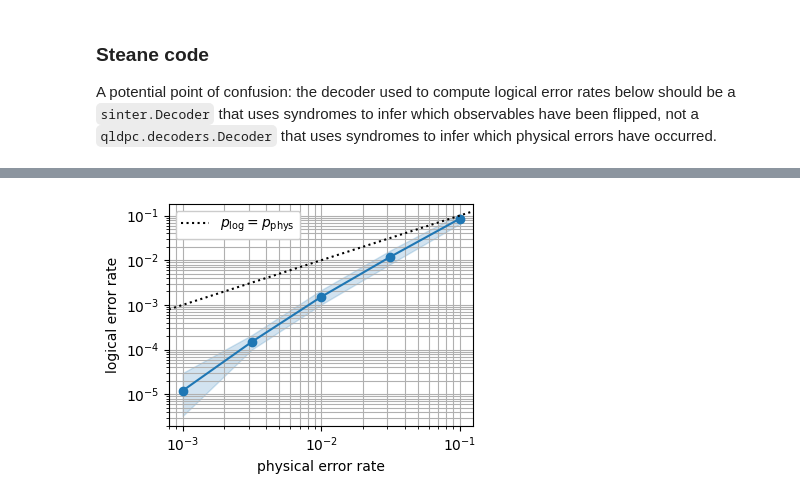
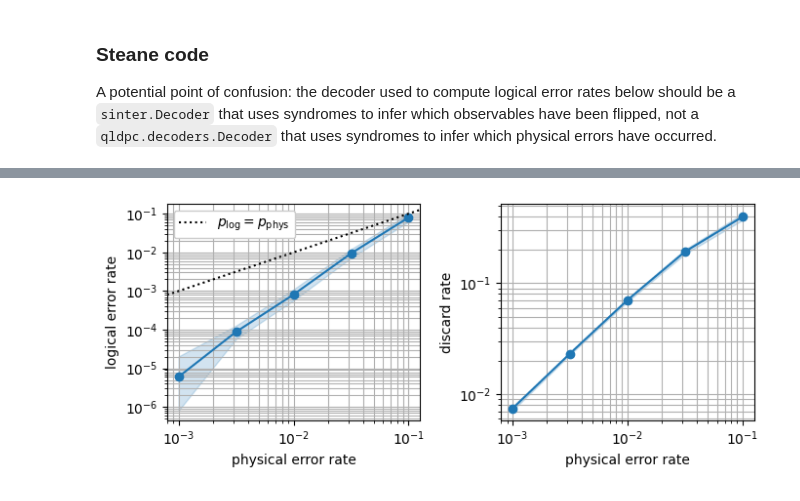
Before and after one commit to qLDPCOrg/qLDPC, a Jupyter notebook: examples/logical_error_rates/5_state_preparation.ipynb, the cells around one changed output, grey strips where cells are left out. Cells and saved outputs as stored; diff of their text form; code cells hidden in the pictures.

```diff
--- a/examples/logical_error_rates/5_state_preparation.ipynb
+++ b/examples/logical_error_rates/5_state_preparation.ipynb
@@ -117,31 +118,37 @@ In the example above, the logical error rate always exceeded the physical error
 # %%
 circuit = stim.Circuit("""
     # non-fault-tolerant state preparation
     H 0 2 4
     CX 0 3 2 1 4 5
     CX 0 1 2 6 4 3
     CX 2 5 3 6
     # flag errors in a logical Z representative
     H 7
     CZ 7 1 7 3 7 5
     MX 7
 """)
 
 # build sinter tasks to perform our simulations
-tasks = circuits.get_state_prep_diagnostic_tasks(code, circuit, error_rates, noise_model_family)
+tasks = circuits.get_state_prep_diagnostic_tasks(
+    code,
+    circuit,
+    error_rates,
+    noise_model_family,
+    post_select=True,
+)
 
 # run simulations and collect statistics on error rates
 stats = sinter.collect(
     tasks=tasks,
     decoders=["custom"],
     custom_decoders={"custom": sinter_decoder},
     num_workers=os.cpu_count() - 2,
     max_shots=10**6,
     max_errors=100,
 )
 
 # plot simulation results!
 plot_sinter_results(stats)
 plt.show()
 # %% [output]
-[figure, old version]
+[figure, new version]
```
Also changed, not shown: parts of 9 cells of this notebook.
